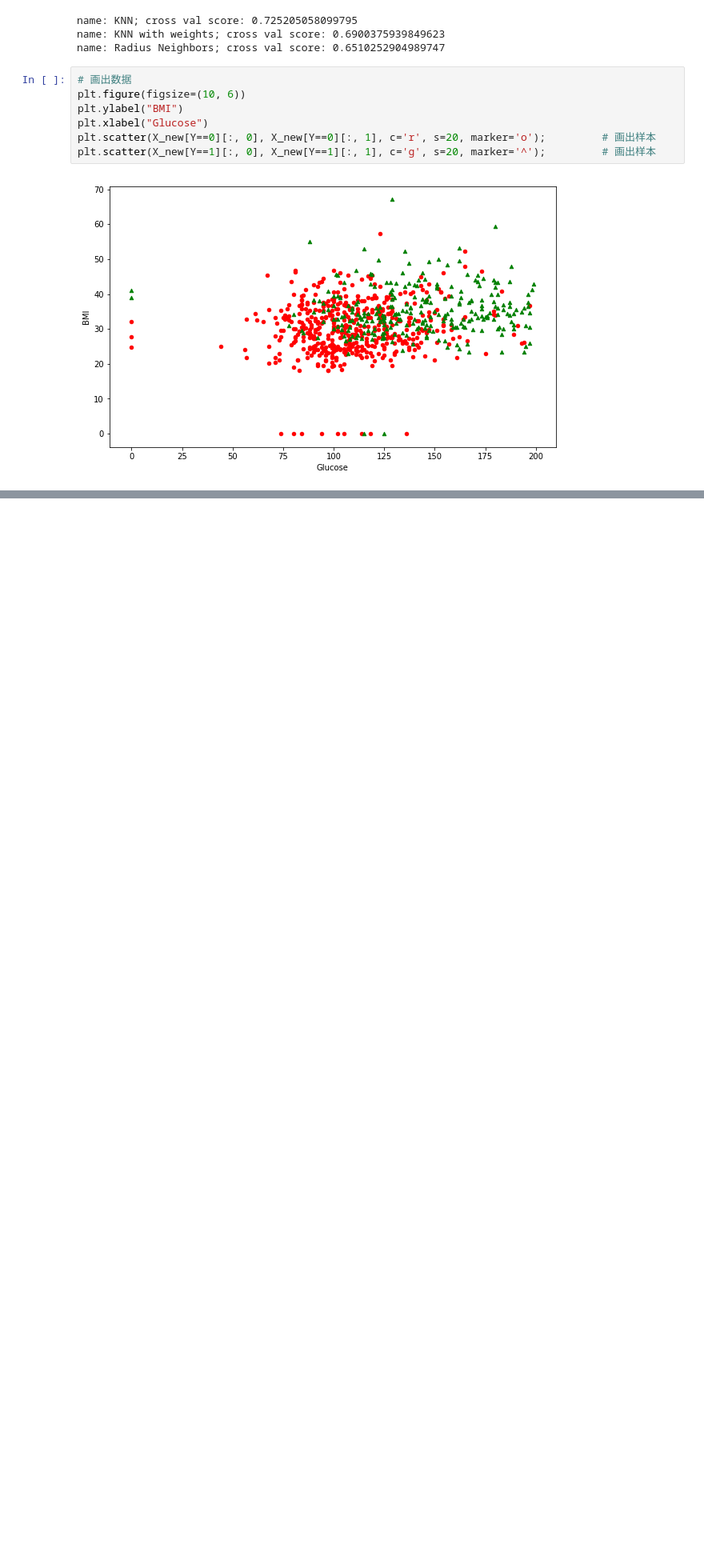
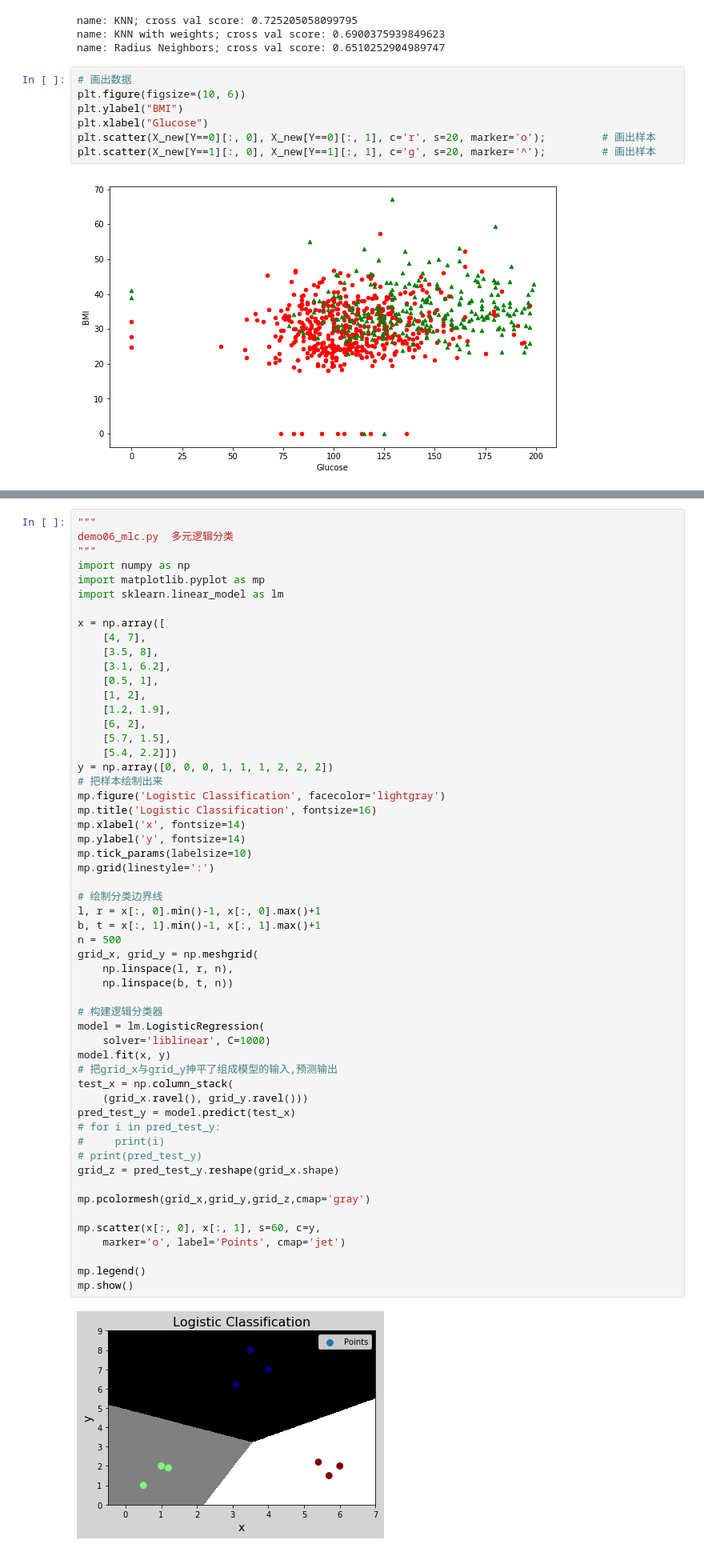
Before and after one commit to liyuan3970/study_demo, a Jupyter notebook: Machine_Learning/scikit-learn/机器学习常用算法.ipynb, the cells around one changed output, grey strips where cells are left out. Shown at 80% size. Cells and saved outputs as stored; diff of their text form; blank space fills up the shorter version.

```diff
--- a/Machine_Learning/scikit-learn/机器学习常用算法.ipynb
+++ b/Machine_Learning/scikit-learn/机器学习常用算法.ipynb
@@ -245,0 +410,57 @@ plt.scatter(X_new[Y==1][:, 0], X_new[Y==1][:, 1], c='g', s=20, marker='^');
+# %%
+"""
+demo06_mlc.py  多元逻辑分类
+"""
+import numpy as np
+import matplotlib.pyplot as mp
+import sklearn.linear_model as lm
+
+x = np.array([
+	[4, 7],
+	[3.5, 8],
+	[3.1, 6.2],
+	[0.5, 1],
+	[1, 2],
+	[1.2, 1.9],
+	[6, 2],
+	[5.7, 1.5],
+	[5.4, 2.2]])
+y = np.array([0, 0, 0, 1, 1, 1, 2, 2, 2])
+# 把样本绘制出来
+mp.figure('Logistic Classification', facecolor='lightgray')
+mp.title('Logistic Classification', fontsize=16)
+mp.xlabel('x', fontsize=14)
+mp.ylabel('y', fontsize=14)
+mp.tick_params(labelsize=10)
+mp.grid(linestyle=':')
+
+# 绘制分类边界线
+l, r = x[:, 0].min()-1, x[:, 0].max()+1
+b, t = x[:, 1].min()-1, x[:, 1].max()+1
+n = 500
+grid_x, grid_y = np.meshgrid(
+	np.linspace(l, r, n),
+	np.linspace(b, t, n))
+
+# 构建逻辑分类器
+model = lm.LogisticRegression(
+	solver='liblinear', C=1000)
+model.fit(x, y)
+# 把grid_x与grid_y抻平了组成模型的输入,预测输出
+test_x = np.column_stack(
+	(grid_x.ravel(), grid_y.ravel()))
+pred_test_y = model.predict(test_x)
+# for i in pred_test_y:
+#     print(i)
+# print(pred_test_y)
+grid_z = pred_test_y.reshape(grid_x.shape)
+
+mp.pcolormesh(grid_x,grid_y,grid_z,cmap='gray')
+
+mp.scatter(x[:, 0], x[:, 1], s=60, c=y,
+	marker='o', label='Points', cmap='jet')
+
+mp.legend()
+mp.show()
+# %% [output]
+[figure, added]
```
Also changed, not shown: parts of 7 cells of this notebook.
